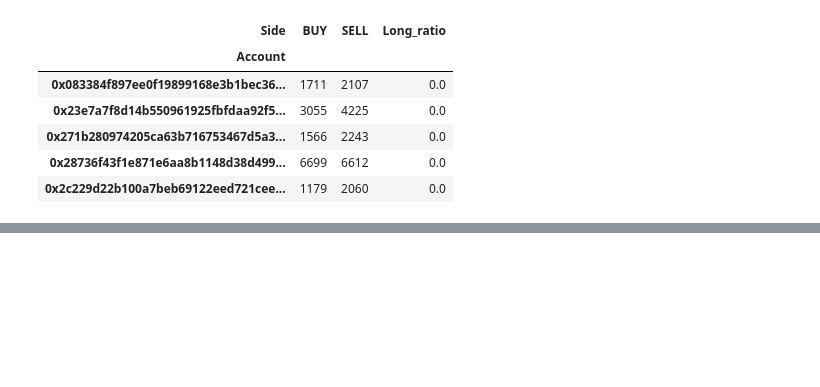
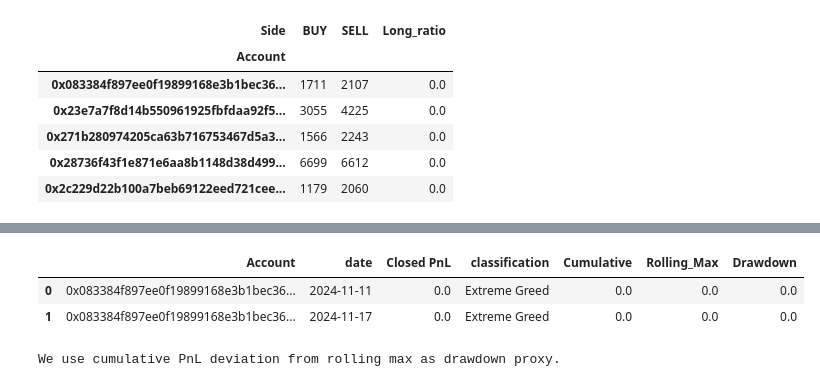
Before and after one commit to Anil-939181/Trader-Performance-vs-Market-Sentiment, a Jupyter notebook: notebooks/Analysis.ipynb, the cells around one changed output, grey strips where cells are left out. Saved outputs shown, nothing was run; the diff lists cells and outputs as text; code cells hidden in the pictures; blank space fills up the shorter version.

Commit message:
We use cumulative PnL deviation from rolling max as drawdown proxy.

```diff
--- a/notebooks/Analysis.ipynb
+++ b/notebooks/Analysis.ipynb
@@ -265,0 +290,32 @@ long_short.head()
+# %%
+daily_account = (
+    merged.groupby(["Account", "date"])
+    .agg({
+        "Closed PnL": "sum",
+        "classification": "first"   # bring sentiment
+    })
+    .reset_index()
+)
+daily_account["Cumulative"] = (
+    daily_account.groupby("Account")["Closed PnL"]
+    .cumsum()
+)
+
+daily_account["Rolling_Max"] = (
+    daily_account.groupby("Account")["Cumulative"]
+    .cummax()
+)
+
+daily_account["Drawdown"] = (
+    daily_account["Cumulative"] -
+    daily_account["Rolling_Max"]
+)
+daily_account.head(2)
+# %% [output]
+|  | Account | date | Closed PnL | classification | Cumulative | Rolling_Max | Drawdown |
+| 0 | 0x083384f897ee0f19899168e3b1bec36... | 2024-11-11 | 0.0 | Extreme Greed | 0.0 | 0.0 | 0.0 |
+| 1 | 0x083384f897ee0f19899168e3b1bec36... | 2024-11-17 | 0.0 | Extreme Greed | 0.0 | 0.0 | 0.0 |
+# %%
+print("We use cumulative PnL deviation from rolling max as drawdown proxy.")
+# %% [output]
+We use cumulative PnL deviation from rolling max as drawdown proxy.
```
Also changed, not shown: parts of 5 cells of this notebook.
